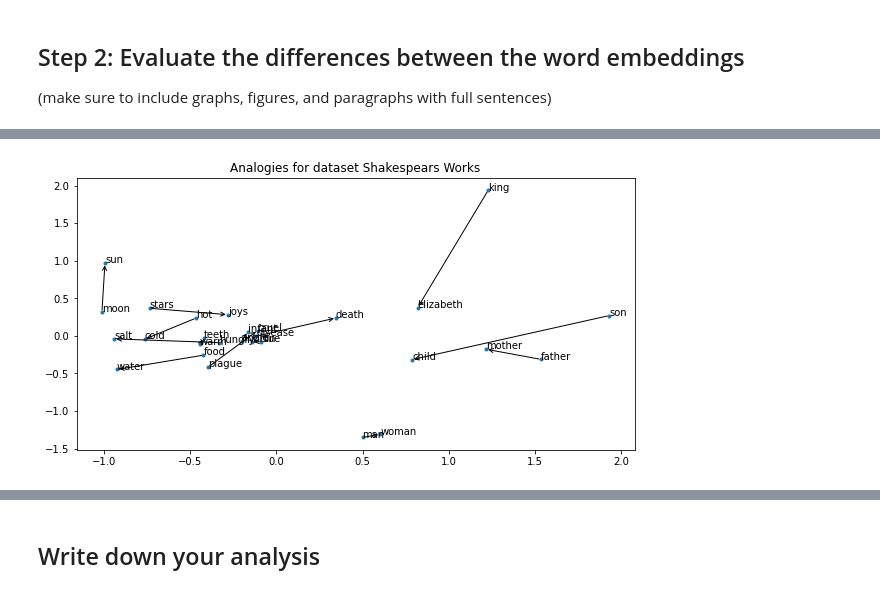
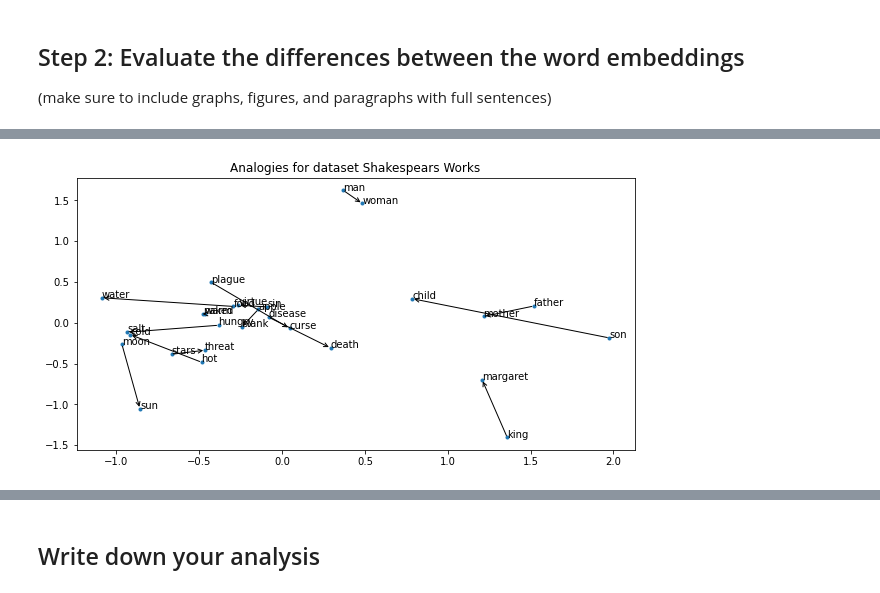
Before and after one commit to ZibingZhang/cs4120, a Jupyter notebook: wordembeddings.ipynb, the cells around one changed output, grey strips where cells are left out. Saved outputs shown, nothing was run; the diff lists cells and outputs as text; code cells hidden in the pictures.

```diff
--- a/wordembeddings.ipynb
+++ b/wordembeddings.ipynb
@@ -44,7 +45,7 @@ END_TOKEN = "</s>"
 # shakespeare, given dataset
 dataset_1 = []
 with open("shakespeare_plays.txt") as f:
-  dataset_1 = [[START_TOKEN] + line.split() + [END_TOKEN] for line in f.read().strip().split("\n")]
+    dataset_1 = [[START_TOKEN] + line.lower().split() + [END_TOKEN] for line in f.read().strip().split("\n")]
 # print(dataset_1[0])  # first sentence
 
 # king james version of bible, our datset
@@ -55,17 +56,17 @@ kjv = nltk.corpus.gutenberg.words("bible-kjv.txt")
 sentence = [START_TOKEN]
 for word in kjv:
   # lower case words
-  word = word.lower()
+    word = word.lower()
   # period denotes end of sentence
-  if word == ".":
-    sentence.append(END_TOKEN)
-    dataset_2.append(sentence)
-    sentence = [START_TOKEN]
+    if word == ".":
+        sentence.append(END_TOKEN)
+        dataset_2.append(sentence)
+        sentence = [START_TOKEN]
   # only allow words that contain only letters
-  elif not re.match(r"^[a-z]+$", word):
-    continue
-  else:
-    sentence.append(word)
+    elif not re.match(r"^[a-z]+$", word):
+        continue
+    else:
+        sentence.append(word)
 print(dataset_2[0])  # first sentence
 # %% [output]
 [nltk_data] Downloading package gutenberg to
@@ -136,53 +141,52 @@ import numpy as np
 pca_2 = PCA(n_components=2)
 
 def make_analogy(model, this_1, is_to_that_1, this_2):
-  is_to_that_2 = model.wv.most_similar(
-    negative=[this_1],
-    positive=[is_to_that_1, this_2]
-  )
-  return is_to_that_2[0][0]
+    is_to_that_2 = model.wv.most_similar(
+        negative=[this_1],
+        positive=[is_to_that_1, this_2]
+    )
+    return is_to_that_2[0][0]
 
 def plot_data(model, from_labels, to_labels, name):
-  labels = from_labels + to_labels
-  data = pca_2.fit_transform([model.wv[w] for w in labels])
-  plt.figure(figsize=(10, 5))
-  plt.title(f"Analogies for dataset {name}")
-  plt.plot(data[:,0], data[:,1], '.')
-  for i in range(len(data)):
-    plt.annotate(labels[i], xy = data[i])
-  for i in range(len(data)//2):
-    plt.annotate("",
-      xy=data[i],
-      xytext=data[i+len(data)//2],
-      arrowprops=dict(arrowstyle="<-")
-    )
+    labels = from_labels + to_labels
+    data = pca_2.fit_transform([model.wv[w] for w in labels])
+    plt.figure(figsize=(10, 5))
+    plt.title(f"Analogies for dataset {name}")
+    plt.plot(data[:,0], data[:,1], '.')
+    for i in range(len(data)):
+        plt.annotate(labels[i], xy = data[i])
+    for i in range(len(data)//2):
+        plt.annotate("",
+                     xy=data[i],
+                     xytext=data[i+len(data)//2],
+                     arrowprops=dict(arrowstyle="<-"))
 
 def plot_analogies(model, analogies, name):
-  from_labels = []
-  to_labels = []
-  for analogy in analogies:
-    from_labels += analogy[:2]
-    to_labels += analogy[2:] + [make_analogy(model, *analogy)]
-  plot_data(model, from_labels, to_labels, name)
+    from_labels = []
+    to_labels = []
+    for analogy in analogies:
+        from_labels += analogy[:2]
+        to_labels += analogy[2:] + [make_analogy(model, *analogy)]
+    plot_data(model, from_labels, to_labels, name)
 
 def print_analysis():
-  models = [(model_1, "Shakespears Works"), (model_2, "King James Bible")]
+    models = [(model_1, "Shakespears Works"), (model_2, "King James Bible")]
 
-  a1 = ["man", "king", "woman"]
-  a2 = ["moon", "stars", "sun"]
-  a3 = ["father", "son", "mother"]
-  a4 = ["disease", "plague", "death"]
-  a5 = ["hot", "warm", "cold"]
-  a6 = ["sin", "apple", "virtue"]
-  a7 = ["food", "hungry", "water"]
-  analogies = [a1, a2, a3, a4, a5, a6, a7]
+    a1 = ["man", "king", "woman"]
+    a2 = ["moon", "stars", "sun"]
+    a3 = ["father", "son", "mother"]
+    a4 = ["disease", "plague", "death"]
+    a5 = ["hot", "warm", "cold"]
+    a6 = ["sin", "apple", "virtue"]
+    a7 = ["food", "hungry", "water"]
+    analogies = [a1, a2, a3, a4, a5, a6, a7]
 
-  for i, (model, name) in enumerate(models):
-    print(f"Analogies for model {name}...")
-    for i, (a, b, c) in enumerate(analogies):
-      d = make_analogy(model, a, b, c)
-      print(f"\tAnalogy {i}: `{a}' is to `{b}' as `{c}' is to `{d}'")
-    plot_analogies(model, analogies, name)
+    for i, (model, name) in enumerate(models):
+        print(f"Analogies for model {name}...")
+        for i, (a, b, c) in enumerate(analogies):
+            d = make_analogy(model, a, b, c)
+            print(f"\tAnalogy {i}: `{a}' is to `{b}' as `{c}' is to `{d}'")
+        plot_analogies(model, analogies, name)
 
 print_analysis()
 # %% [output]
@@ -205 +209 @@ Analogies for model King James Bible...
-[figure, old version]
+[figure, new version]
```
Also changed, not shown: parts of 26 cells of this notebook.
